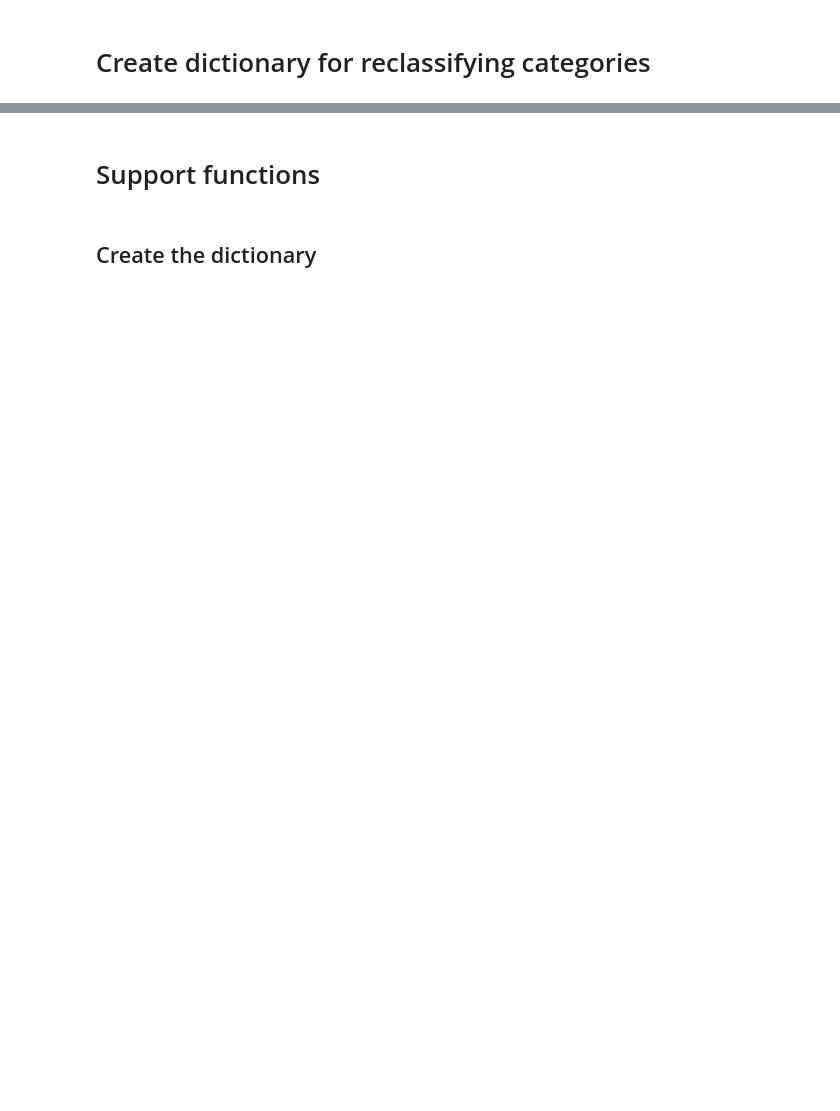
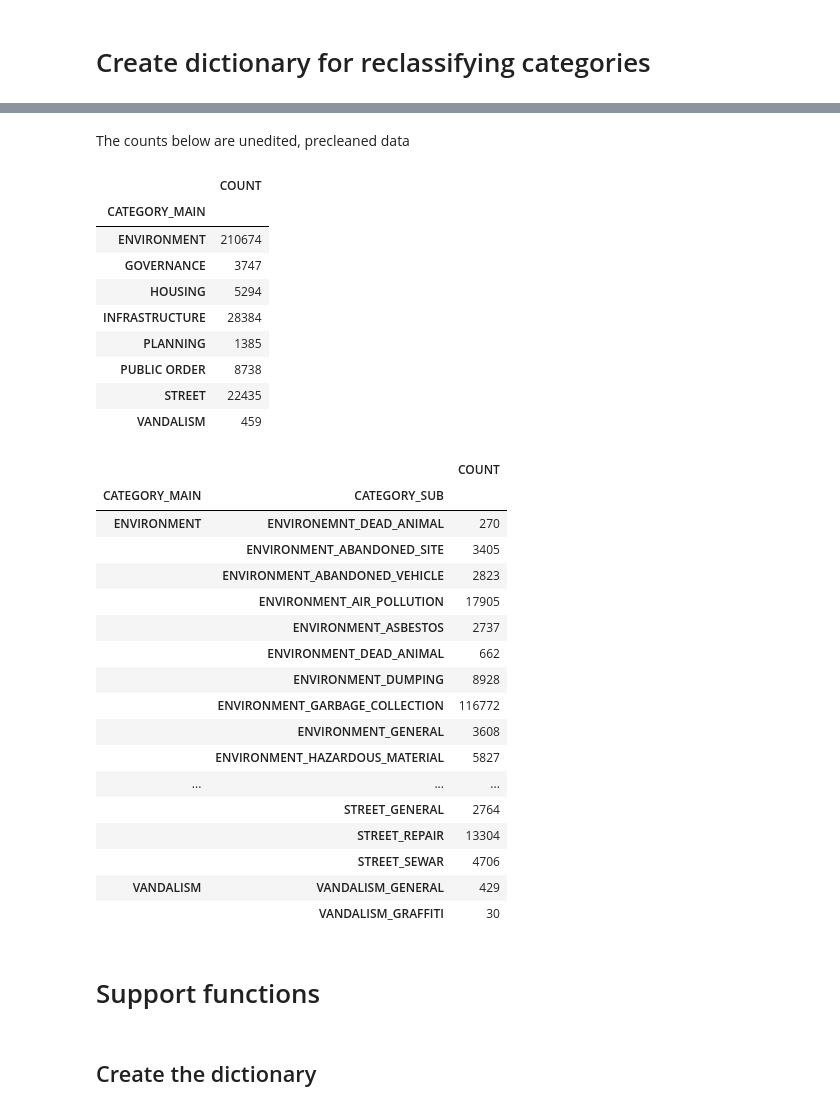
Before and after one commit to pdurkin84/W210_Gov_Complaints_Portal, a Jupyter notebook: Code/Reclassification_dictionary_datasets.ipynb, the cells around one changed output, grey strips where cells are left out. Cells and saved outputs as stored; diff of their text form; code cells hidden in the pictures; blank space fills up the shorter version.

```diff
--- a/Code/Reclassification_dictionary_datasets.ipynb
+++ b/Code/Reclassification_dictionary_datasets.ipynb
@@ -17,2 +18,5 @@ CIN_categories_grouped.csv
+# %%
+PATH='~/Documents/UCBerkeleyMIDS/W210/Capstone_Project/Data'
+#os.chdir(path)
 # %% [markdown]
 # Create dictionary for reclassifying categories
@@ -19,4 +25,4 @@ CIN_categories_grouped.csv
 # %%
-df_reclass=pd.read_csv('Data/Complaint_types - Master_sheet.tsv',sep='\t')
+df_reclass=pd.read_csv(PATH+'/Complaint_types - Master_sheet.tsv',sep='\t')
 df_reclass['CATEGORY_MAIN']=df_reclass['CATEGORY_MAIN'].map(lambda x:x.upper())
 df_reclass['CATEGORY_SUB']=df_reclass['CATEGORY_SUB'].map(lambda x:x.upper())
@@ -26,6 +42,40 @@ df_reclass.head(2)
 |  | CITY | DEPT_311 | CODE_311 | COUNT | CATEGORY_MAIN | CATEGORY_SUB |
 | 0 | US_CHICAGO | health_environment | abandoned site | 87 | ENVIRONMENT | ENVIRONMENT_ABANDONED_SITE |
 | 1 | US_CHICAGO | health_environment | air pollution work order | 17839 | ENVIRONMENT | ENVIRONMENT_AIR_POLLUTION |
+# %% [markdown]
+The counts below are unedited, precleaned data
+# %%
+display(df_reclass.groupby(['CATEGORY_MAIN']).sum())
+df_reclass.groupby(['CATEGORY_MAIN','CATEGORY_SUB']).sum()
+# %% [output]
+|  | COUNT |
+| CATEGORY_MAIN |  |
+| ENVIRONMENT | 210674 |
+| GOVERNANCE | 3747 |
+| HOUSING | 5294 |
+| INFRASTRUCTURE | 28384 |
+| PLANNING | 1385 |
+| PUBLIC ORDER | 8738 |
+| STREET | 22435 |
+| VANDALISM | 459 |
+|  |  | COUNT |
+| CATEGORY_MAIN | CATEGORY_SUB |  |
+| ENVIRONMENT | ENVIRONEMNT_DEAD_ANIMAL | 270 |
+|  | ENVIRONMENT_ABANDONED_SITE | 3405 |
+|  | ENVIRONMENT_ABANDONED_VEHICLE | 2823 |
+|  | ENVIRONMENT_AIR_POLLUTION | 17905 |
+|  | ENVIRONMENT_ASBESTOS | 2737 |
+|  | ENVIRONMENT_DEAD_ANIMAL | 662 |
+|  | ENVIRONMENT_DUMPING | 8928 |
+|  | ENVIRONMENT_GARBAGE_COLLECTION | 116772 |
+|  | ENVIRONMENT_GENERAL | 3608 |
+|  | ENVIRONMENT_HAZARDOUS_MATERIAL | 5827 |
+| ... | ... | ... |
+|  | STREET_GENERAL | 2764 |
+|  | STREET_REPAIR | 13304 |
+|  | STREET_SEWAR | 4706 |
+| VANDALISM | VANDALISM_GENERAL | 429 |
+|  | VANDALISM_GRAFFITI | 30 |
 # %% [markdown]
 # Support functions
 # %%
```
Also changed, not shown: parts of 7 cells of this notebook.
